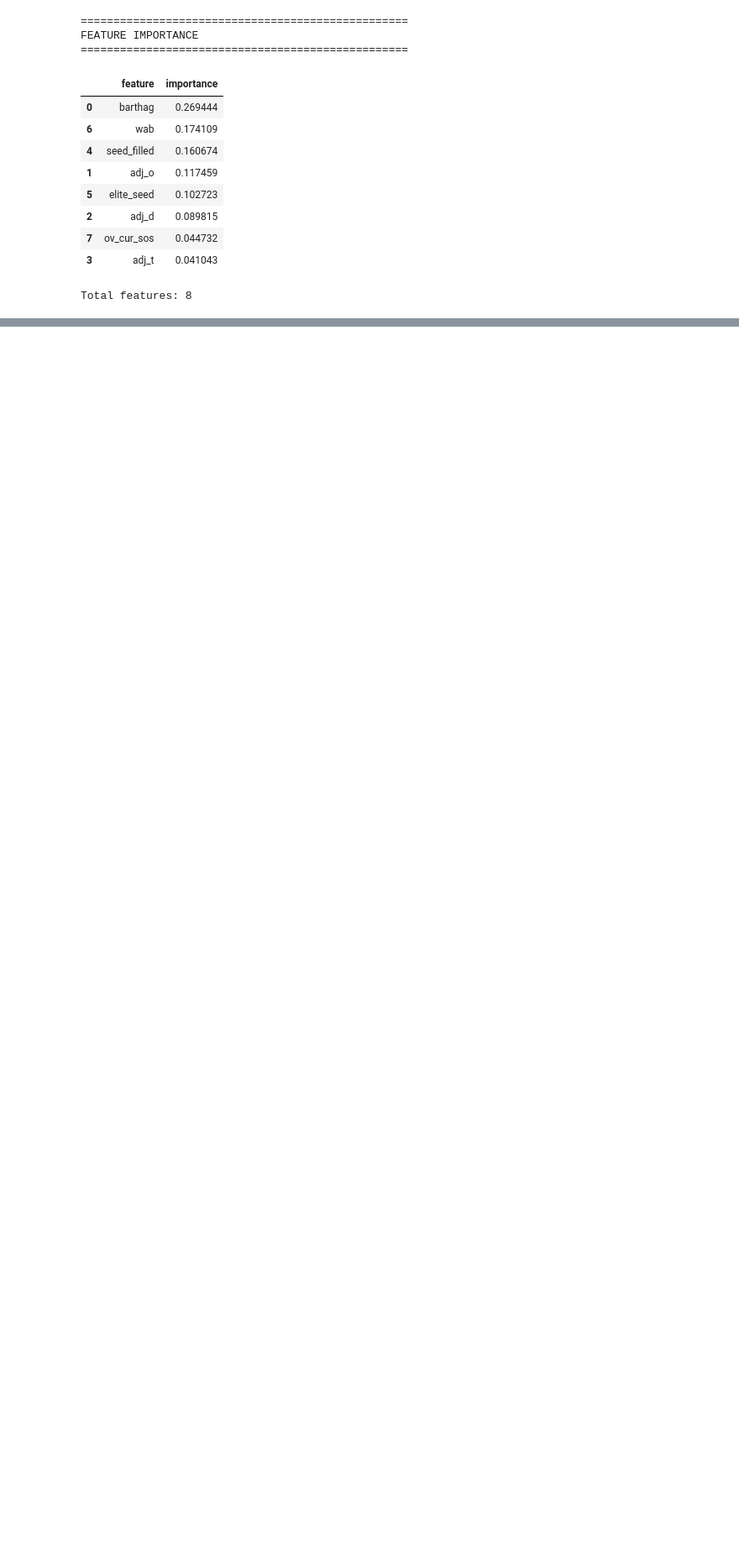
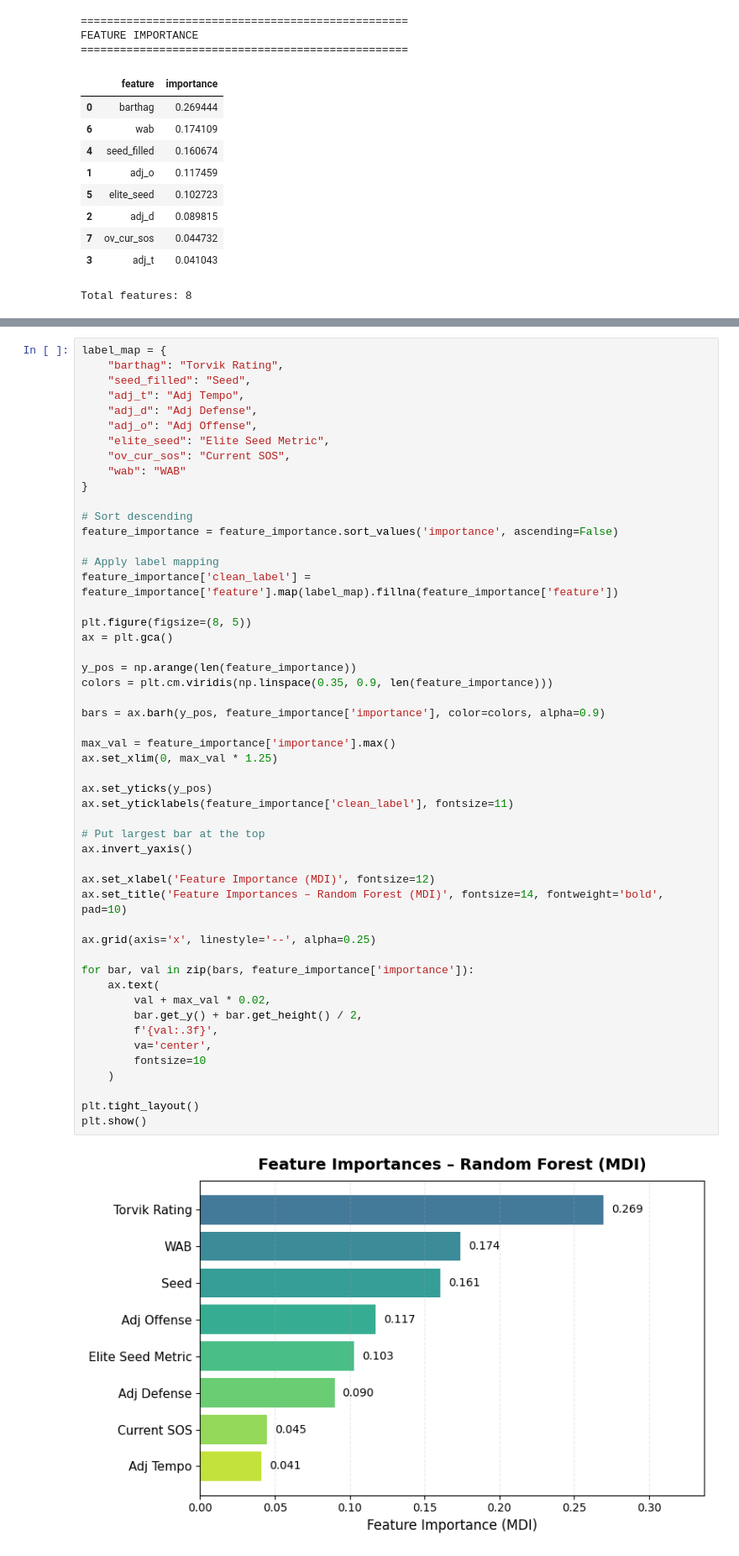
Before and after one commit to connork116/Final-Four-Predictor, a Jupyter notebook: notebooks/Random_Forest.ipynb, the cells around one changed output, grey strips where cells are left out. Shown at 84% size. Saved outputs shown, nothing was run; the diff lists cells and outputs as text; blank space fills up the shorter version.

```diff
--- a/notebooks/Random_Forest.ipynb
+++ b/notebooks/Random_Forest.ipynb
@@ -431,0 +388,53 @@ plt.show()
+# %%
+label_map = {
+    "barthag": "Torvik Rating",
+    "seed_filled": "Seed",
+    "adj_t": "Adj Tempo",
+    "adj_d": "Adj Defense",
+    "adj_o": "Adj Offense",
+    "elite_seed": "Elite Seed Metric",
+    "ov_cur_sos": "Current SOS",
+    "wab": "WAB"
+}
+
+# Sort descending
+feature_importance = feature_importance.sort_values('importance', ascending=False)
+
+# Apply label mapping
+feature_importance['clean_label'] = feature_importance['feature'].map(label_map).fillna(feature_importance['feature'])
+
+plt.figure(figsize=(8, 5))
+ax = plt.gca()
+
+y_pos = np.arange(len(feature_importance))
+colors = plt.cm.viridis(np.linspace(0.35, 0.9, len(feature_importance)))
+
+bars = ax.barh(y_pos, feature_importance['importance'], color=colors, alpha=0.9)
+
+max_val = feature_importance['importance'].max()
+ax.set_xlim(0, max_val * 1.25)
+
+ax.set_yticks(y_pos)
+ax.set_yticklabels(feature_importance['clean_label'], fontsize=11)
+
+# Put largest bar at the top
+ax.invert_yaxis()
+
+ax.set_xlabel('Feature Importance (MDI)', fontsize=12)
+ax.set_title('Feature Importances – Random Forest (MDI)', fontsize=14, fontweight='bold', pad=10)
+
+ax.grid(axis='x', linestyle='--', alpha=0.25)
+
+for bar, val in zip(bars, feature_importance['importance']):
+    ax.text(
+        val + max_val * 0.02,
+        bar.get_y() + bar.get_height() / 2,
+        f'{val:.3f}',
+        va='center',
+        fontsize=10
+    )
+
+plt.tight_layout()
+plt.show()
+# %% [output]
+[figure, added]
```
Also changed, not shown: parts of 1 cell of this notebook, 1 other file.
